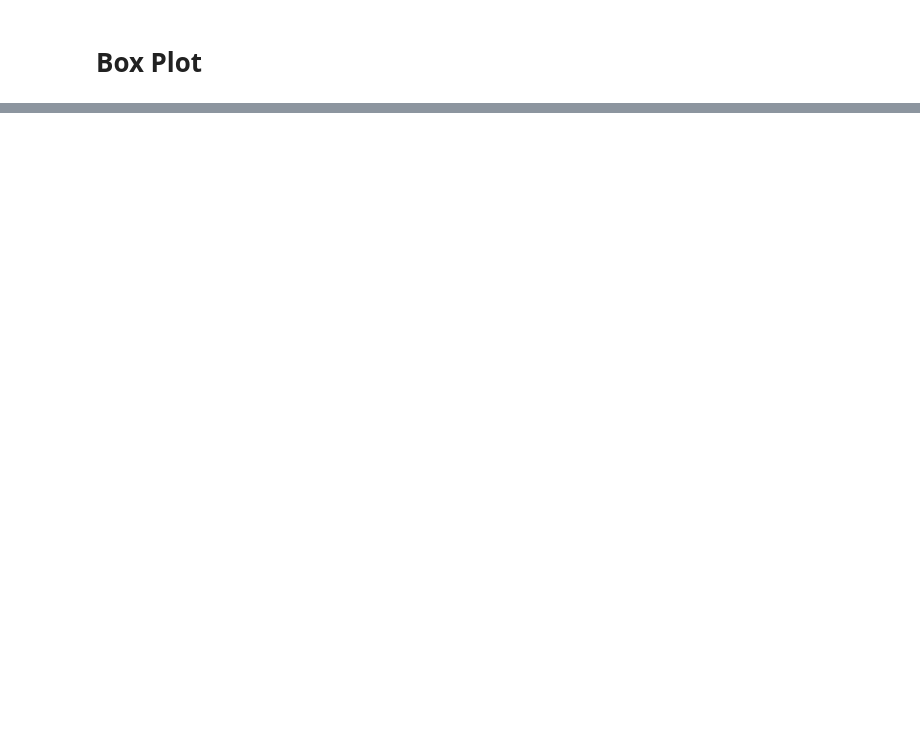
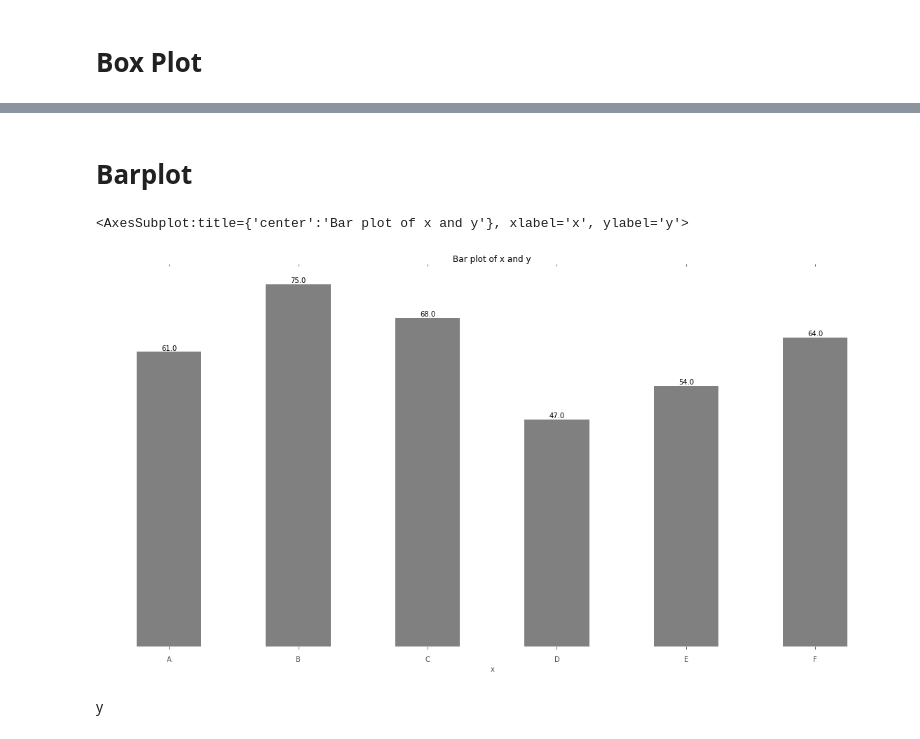
Before and after one commit to hsteinshiromoto/python.tufte, a Jupyter notebook: notebooks/plots.ipynb, the cells around one changed output, grey strips where cells are left out. Cells and saved outputs as stored; diff of their text form; code cells hidden in the pictures; blank space fills up the shorter version.

```diff
--- a/notebooks/plots.ipynb
+++ b/notebooks/plots.ipynb
@@ -61,0 +67,15 @@ tt.boxplot(array)
+# %% [markdown]
+# Barplot
+# %%
+from tufte.bar import main as barplot
+
+x = ["A", "B", "C", "D", "E", "F"]
+n_samples = len(x)
+y = np.random.randint(10, 100, n_samples)
+
+barplot(x, y.flatten())
+# %% [output]
+<AxesSubplot:title={'center':'Bar plot of x and y'}, xlabel='x', ylabel='y'>
+[figure, added]
+# %% [markdown]
+y
```
Also changed, not shown: parts of 6 cells of this notebook.
